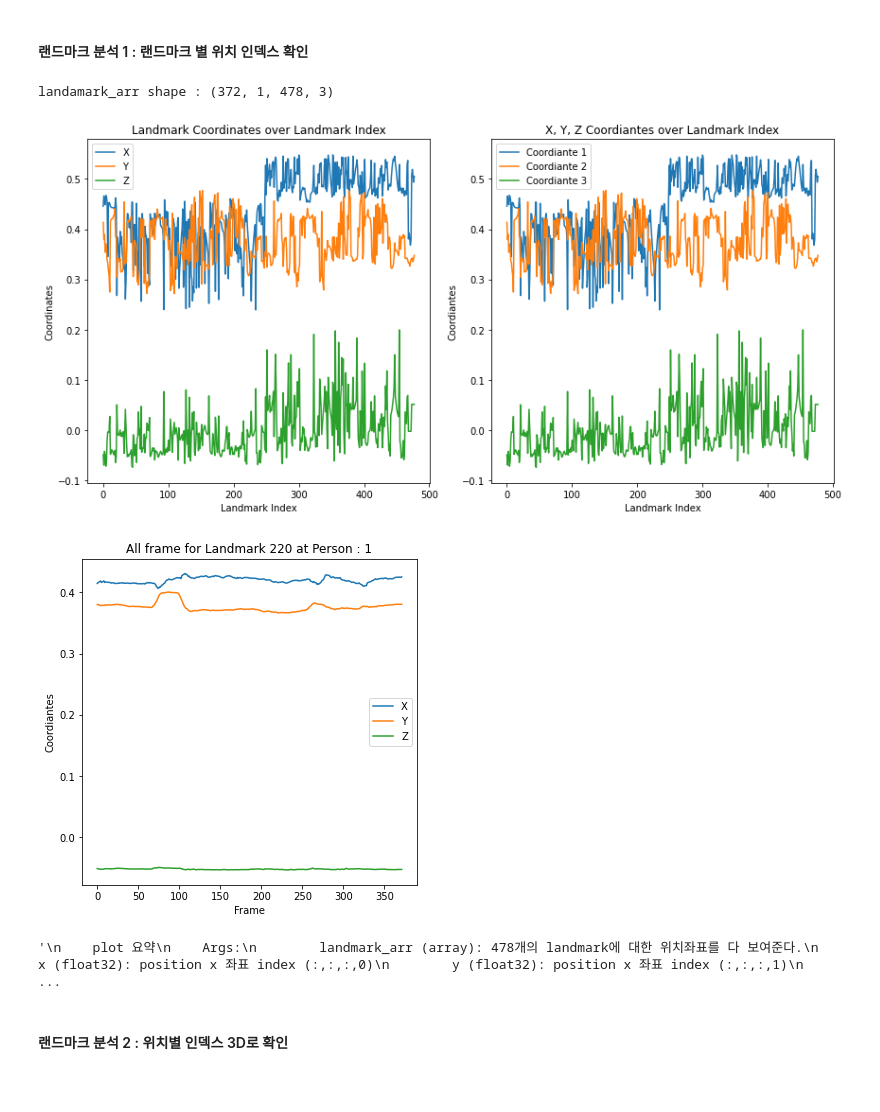
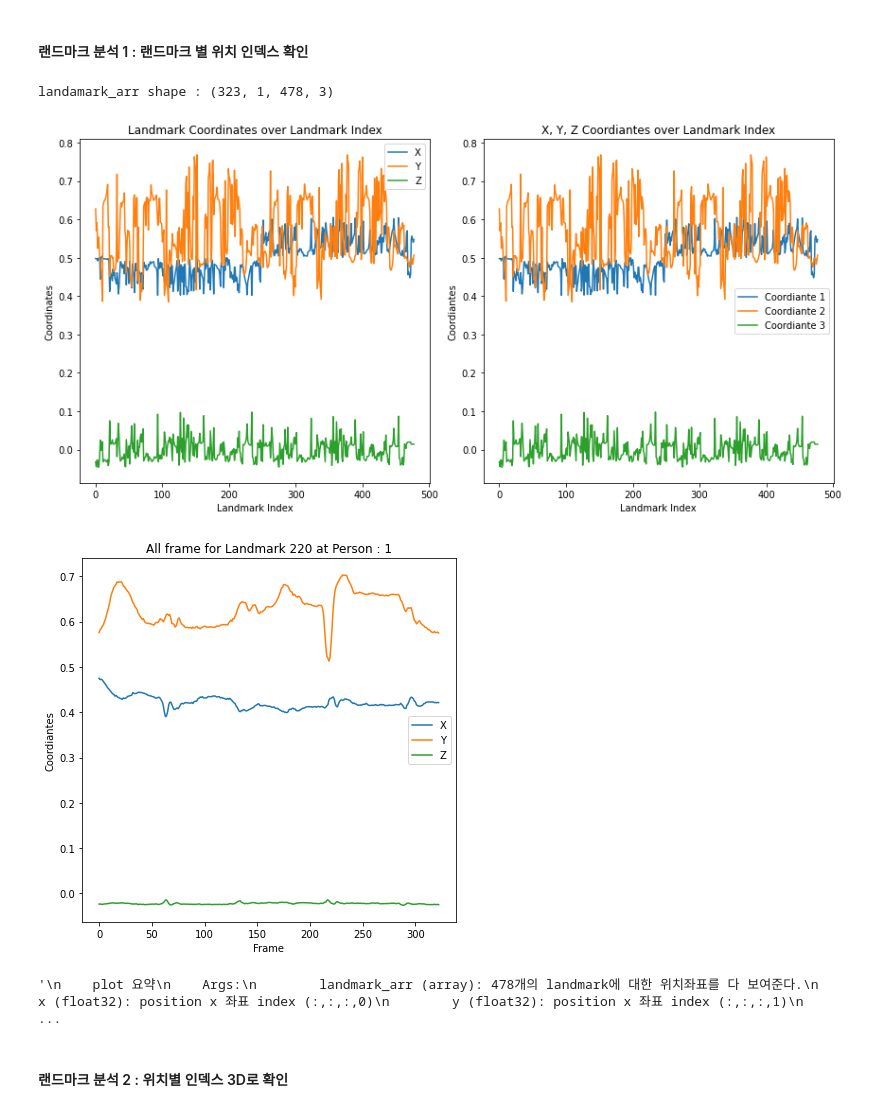
Before and after one commit to dablro12/Psycho-Detector, a Jupyter notebook: main_tic-nontic.ipynb, the cells around one changed output. Cells and saved outputs as stored; diff of their text form; code cells hidden in the pictures; blank space fills up the shorter version.

```diff
--- a/main_tic-nontic.ipynb
+++ b/main_tic-nontic.ipynb
@@ -226,8 +336,8 @@ SAVE_PATH = './result'
 # video_data = os.path.join(PATH, '26.mp4')
 
 #분석 데이터
-video_data = os.path.join(ANALYSIS_PATH, 'non-tic_4.mp4')
-# video_data = os.path.join(ANALYSIS_PATH, 'non-tic_1.mp4')
+video_data = os.path.join(ANALYSIS_PATH, 'tic_3.mp4')
+# video_data = os.path.join(ANALYSIS_PATH, 'non-tic_4.mp4')
 # 강아지
 # video_data = os.path.join(TEST_PATH, 'dog.mp4')
 
@@ -235,7 +345,7 @@ video_data = os.path.join(ANALYSIS_PATH, 'non-tic_4.mp4')
 # video_data = os.path.join(NON_TIC_PATH, '20.mp4')
 
 cap = cv2.VideoCapture(video_data) #<- video data  / streaming data -> cv2.VideoCapture(0)
-
+print(cap.get(cv2.CAP_PROP_FRAME_COUNT))
 
 
 ## 불러온 비디오 파일 정보 출력
@@ -265,7 +375,7 @@ landmark_dict = {
     #왼쪽눈
     'L_eye' : [33, 246, 161, 160, 159, 158, 157, 173, 133, 155, 154, 153, 145, 144, 163, 7], #시계방향 9시부터 시작
     #오른쪽눈
-    'R_eye' : [369, 398, 384, 385, 386, 387, 388, 466, 263, 249, 390, 373, 374, 380, 381, 382], #시계방향 9시부터 시작
+    'R_eye' : [362, 398, 384, 385, 386, 387, 388, 466, 263, 249, 390, 373, 374, 380, 381, 382], #시계방향 9시부터 시작
     #왼쪽 눈동자
     'L_iris' : [470, 471,469, 472, 468], #위에서부터 Up, Left, Right, Down, Center position
     #오른쪽 눈동자
@@ -591,7 +736,7 @@ Arr shpae : (372, 1, 478, 3) : (frame, person_num, landmark idx, postion(x,y,z))
 # %%
 # landmark arr : (frame_index, person_index, landmark_index, (x,y,z))
 # landmark_arr = np.load('./data/np/test2.npy')
-landmark_arr = np.load(f'./data/np/'+video_info['name']+'.npy')
+landmark_arr = np.load(f'./data/analysis/'+video_info['name']+'.npy')
 def landmark_analysis_plot(landmark_arr):
     print(f"landamark_arr shape : {landmark_arr.shape}")
     frame_idx, person_idx = 0, 0 #frame 별, 사람 별
@@ -618,42 +763,45 @@ def landmark_analysis_plot(landmark_arr):
     plt.ylabel('Coordiantes')
     plt.legend()
     plt.tight_layout()
+    plt.savefig('./result/analysis/Landmark_analysis.png')
     plt.show()
 
     ## 전체 프레임 별 사람 별 특정 랜드마크에 대한 x,y,z 변화도
     landmark_idx= 219 #220번쨰 랜드마크
 
     plt.figure(figsize=(int(f"{landmark_arr.shape[1]*6}"),6))
     for person_idx in range(landmark_arr.shape[1]):
         plt.subplot(1, landmark_arr.shape[1], person_idx+1)
         x_coordiantes = landmark_arr[:, person_idx, landmark_idx, 0]
         y_coordiantes = landmark_arr[:, person_idx, landmark_idx, 1]
         z_coordiantes = landmark_arr[:, person_idx, landmark_idx, 2]
         plt.plot(range(landmark_arr.shape[0]), x_coordiantes, label=f'X')
         plt.plot(range(landmark_arr.shape[0]), y_coordiantes, label=f'Y')
         plt.plot(range(landmark_arr.shape[0]), z_coordiantes, label=f'Z')
         plt.title(f'All frame for Landmark {landmark_idx+1} at Person : {person_idx+1}')
         plt.xlabel('Frame')
         plt.ylabel(f'Coordiantes')
         plt.legend()
+    plt.tight_layout()
+    plt.savefig('./result/analysis/landmark_movement_per_frame.png')
     plt.show()
 
 
 landmark_analysis_plot(landmark_arr)
 """
     plot 요약
     Args:
         landmark_arr (array): 478개의 landmark에 대한 위치좌표를 다 보여준다.
         x (float32): position x 좌표 index (:,:,:,0)
         y (float32): position x 좌표 index (:,:,:,1)
         z (float32): position x 좌표 index (:,:,:,2)
         첫번쨰 플랏 그림은 landmark 별로 x,y,z의 값들을 파악할 수 있음 -> 위치 파악가능
         두번째 그림은 프레임별 landmark 220번의 변화도를 파악할 수 있음
 """
 # %% [output]
-landamark_arr shape : (372, 1, 478, 3)
+landamark_arr shape : (323, 1, 478, 3)
-[figure, old version]
+[figure, new version]
-[figure, old version]
+[figure, new version]
 '\n    plot 요약\n    Args:\n        landmark_arr (array): 478개의 landmark에 대한 위치좌표를 다 보여준다.\n        x (float32): position x 좌표 index (:,:,:,0)\n        y (float32): position x 좌표 index (:,:,:,1)\n      ...
 # %% [markdown]
 #### 랜드마크 분석 2 : 위치별 인덱스 3D로 확인
```
Also changed, not shown: parts of 16 cells of this notebook.
